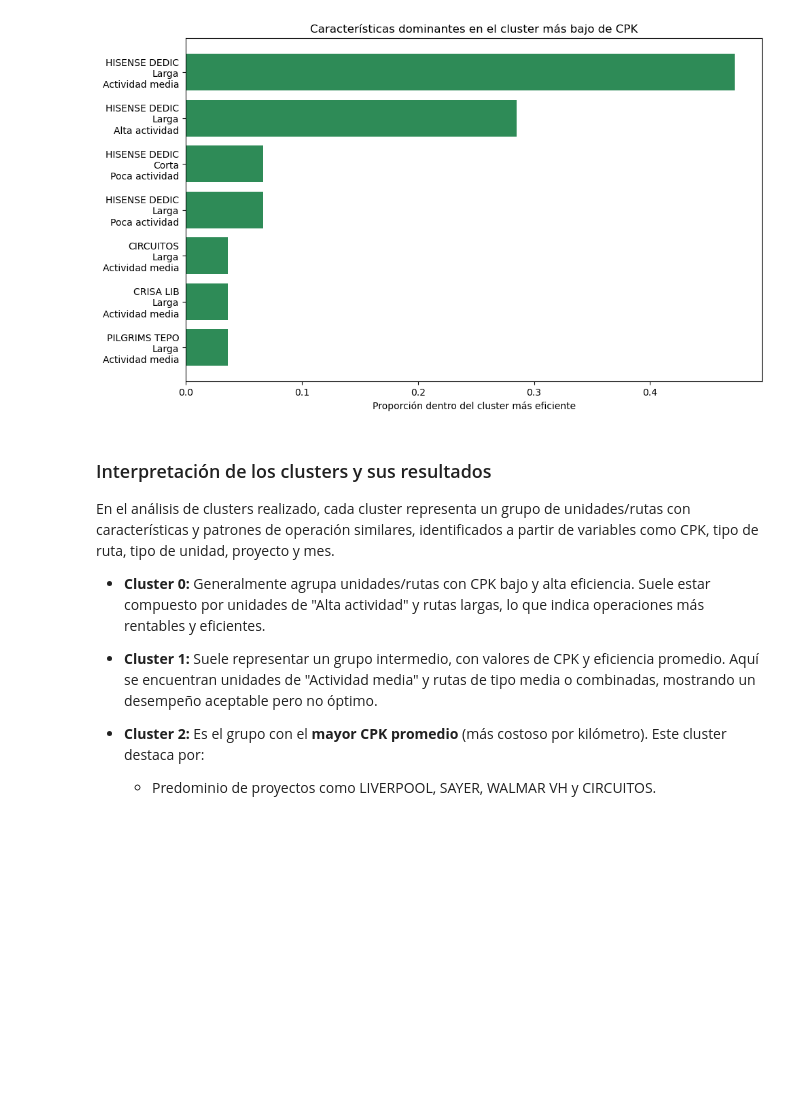
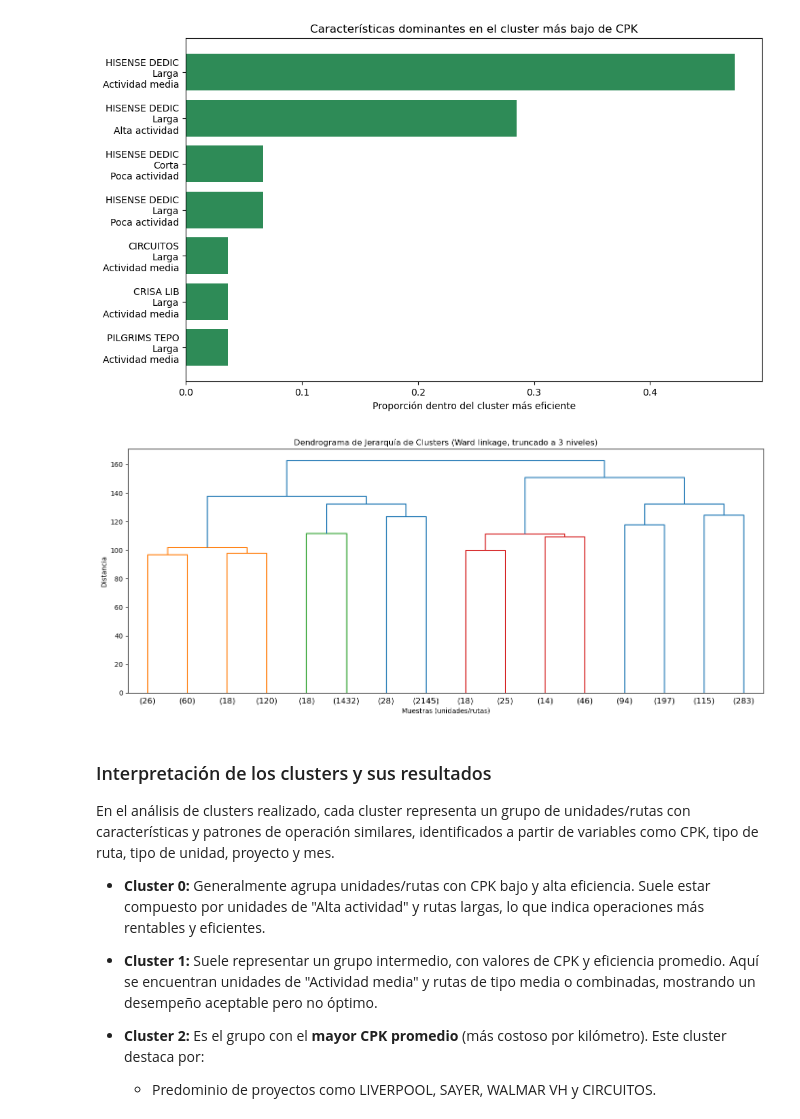
Before and after one commit to pomaremiliano/dashboard-datastorm, a Jupyter notebook: data/RecoleccionReto.ipynb, the cells around one changed output. Saved outputs shown, nothing was run; the diff lists cells and outputs as text; code cells hidden in the pictures; blank space fills up the shorter version.

Commit message:
add: new dashboard graphs

```diff
--- a/data/RecoleccionReto.ipynb
+++ b/data/RecoleccionReto.ipynb
@@ -392,6 +394,8 @@ Unidades en común: 392
 # %%
 # Unir los costos de peajes a df_gastos_unidad solo para las unidades en común
-df_peajes_simple_comun = df_peajes_simple[df_peajes_simple["Unidad"].isin(unidades_comunes)]
+df_peajes_simple_comun = df_peajes_simple[
+    df_peajes_simple["Unidad"].isin(unidades_comunes)
+]
 
 # Hacemos merge para agregar el costo de peajes a df_gastos_unidad
 df_gastos_unidad_peaje = df_gastos_unidad.merge(
@@ -399,7 +403,9 @@ df_gastos_unidad_peaje = df_gastos_unidad.merge(
 )
 
 # Llenar NaN de peajes con 0 (unidades sin registro de peajes)
-df_gastos_unidad_peaje["Total Peajes"] = df_gastos_unidad_peaje["Total Peajes"].fillna(0)
+df_gastos_unidad_peaje["Total Peajes"] = df_gastos_unidad_peaje["Total Peajes"].fillna(
+    0
+)
 
 # Calcular el nuevo CPK incluyendo el costo de peajes
 df_gastos_unidad_peaje["CPK"] = (
@@ -410,7 +416,9 @@ df_gastos_unidad_peaje["CPK"] = (
 
 # Reemplazar inf y NaN por 0 para evitar errores
 df_gastos_unidad_peaje["CPK"] = (
-    df_gastos_unidad_peaje["CPK"].replace([float("inf"), -float("inf")], pd.NA).fillna(0)
+    df_gastos_unidad_peaje["CPK"]
+    .replace([float("inf"), -float("inf")], pd.NA)
+    .fillna(0)
 )
 
 df_gastos_unidad_peaje.head(50)
@@ -1249,6 +1280,30 @@ plt.tight_layout()
 plt.show()
 # %% [output]
 [figure]
+# %%
+from scipy.cluster.hierarchy import dendrogram, linkage
+
+import matplotlib.pyplot as plt
+
+# Usar los datos ya normalizados para clustering jerárquico
+# X_scaled ya fue creado en el análisis de clusters con KMeans
+# Si X_scaled no está disponible, normaliza de nuevo:
+# from sklearn.preprocessing import StandardScaler
+# scaler = StandardScaler()
+# X_scaled = scaler.fit_transform(df_encoded.drop(columns=["Cluster"]))
+
+# Calcular el linkage para el dendrograma (puedes usar 'ward', 'average', etc.)
+linked = linkage(X_scaled, method='ward')
+
+plt.figure(figsize=(14, 6))
+dendrogram(linked, truncate_mode='level', p=3)
+plt.title("Dendrograma de Jerarquía de Clusters (Ward linkage, truncado a 3 niveles)")
+plt.xlabel("Muestras (unidades/rutas)")
+plt.ylabel("Distancia")
+plt.tight_layout()
+plt.show()
+# %% [output]
+[figure, added]
 # %% [markdown]
 ### Interpretación de los clusters y sus resultados
 
```
Also changed, not shown: parts of 19 cells of this notebook, 6 other files.
